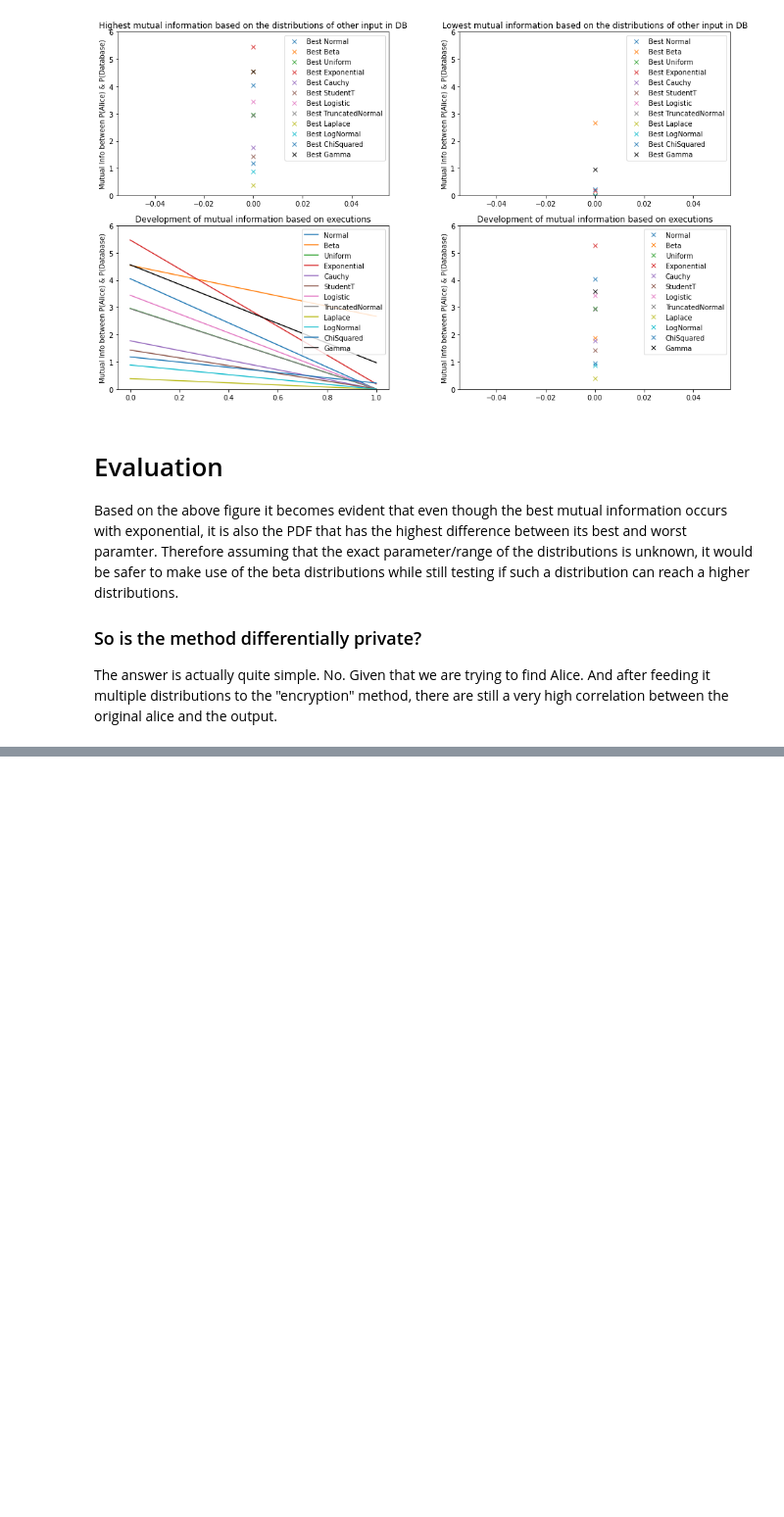
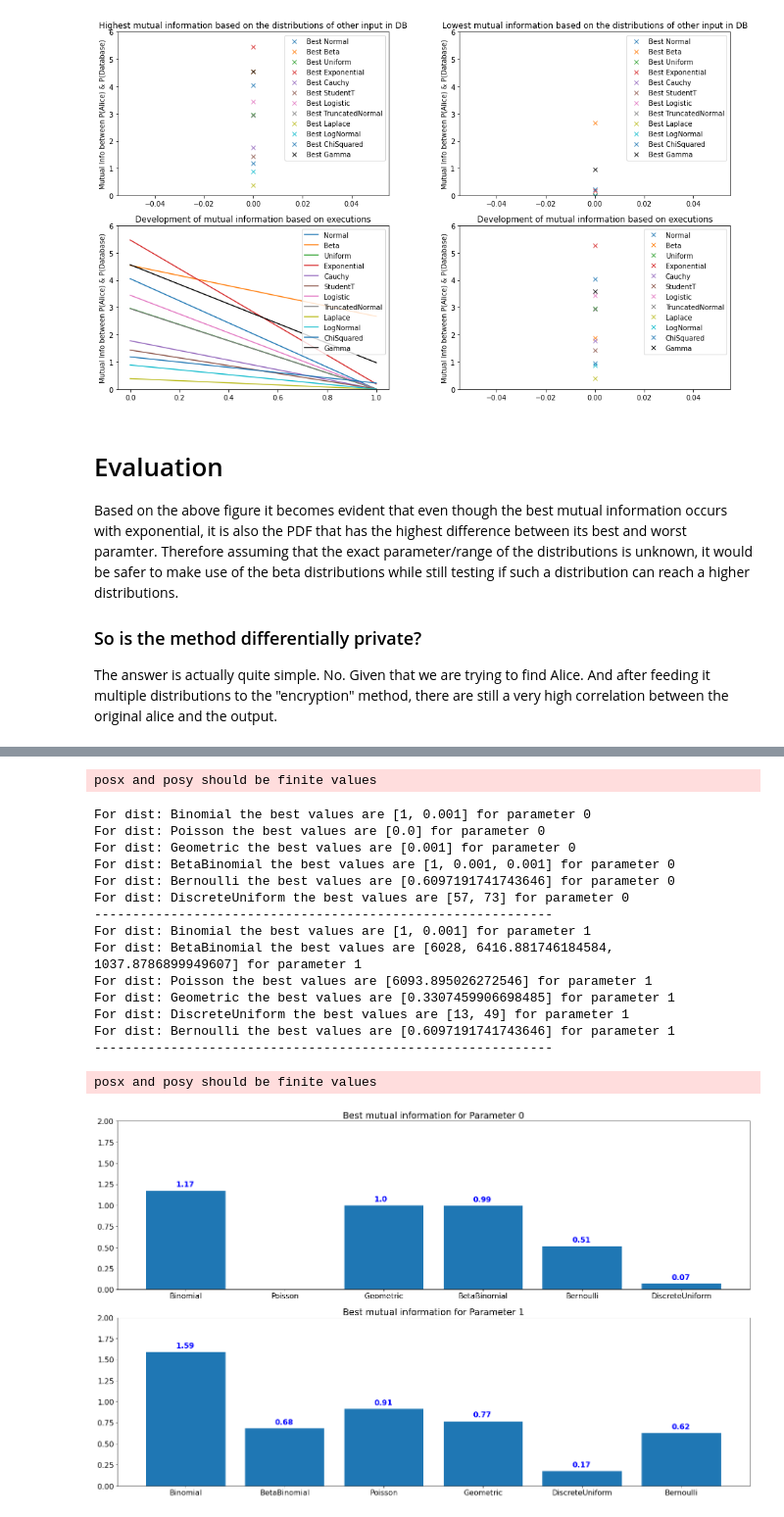
Before and after one commit to tommcamm/privugger, a Jupyter notebook: Analysis.ipynb, the cells around one changed output, grey strips where cells are left out. Shown at 98% size. Drawn from its saved outputs; the diff is of its cells as text; code cells hidden in the pictures; blank space fills up the shorter version.

```diff
--- a/Analysis.ipynb
+++ b/Analysis.ipynb
@@ -181,0 +225,10 @@ The answer is actually quite simple. No. Given that we are trying to find Alice.
+# %%
+I = data.mutual_information()
+# %%
+print("-------")
+for (k,v),(k1,v1) in zip(I[0].items(), I[1].items()):
+    best = max(enumerate(v), key=lambda x: x[1][0])
+    pos = best[0]
+    print(v[pos])
+    print(v1[pos])
+    print("------")
@@ -181,0 +255,39 @@ The answer is actually quite simple. No. Given that we are trying to find Alice.
+# %%
+_, a = plt.subplots(2, figsize=(20,12))
+plt.rcParams.update({'font.size': 16})
+j = 0
+for axs, i_s in zip(a, I):
+    labels = []
+    vals = []
+    for (k,v),(k2,v2) in zip(i_s.items(), I[vals_other].items()):
+        best = max(enumerate(v), key=lambda x: x[1][0])
+        labels.append(k)
+        vals.append(best[1][0])
+        print(f"For dist: {k} the best values are {best[1][1][1:]} for parameter {j}")
+    print("----"*15)
+    axs.bar(labels, vals)
+    for k, v in enumerate(vals):
+        axs.text(k-0.1, v + 0.05, str(round(v,2)), color='blue', fontweight='bold')
+    axs.set_title(f"Best mutual information for Parameter {j}")
+    axs.set_ylim(0,2)
+    j += 1
+plt.tight_layout()
+plt.show()
+# %% [output]
+posx and posy should be finite values
+For dist: Binomial the best values are [1, 0.001] for parameter 0
+For dist: Poisson the best values are [0.0] for parameter 0
+For dist: Geometric the best values are [0.001] for parameter 0
+For dist: BetaBinomial the best values are [1, 0.001, 0.001] for parameter 0
+For dist: Bernoulli the best values are [0.6097191741743646] for parameter 0
+For dist: DiscreteUniform the best values are [57, 73] for parameter 0
+------------------------------------------------------------
+For dist: Binomial the best values are [1, 0.001] for parameter 1
+For dist: BetaBinomial the best values are [6028, 6416.881746184584, 1037.8786899949607] for parameter 1
+For dist: Poisson the best values are [6093.895026272546] for parameter 1
+For dist: Geometric the best values are [0.3307459906698485] for parameter 1
+For dist: DiscreteUniform the best values are [13, 49] for parameter 1
+For dist: Bernoulli the best values are [0.6097191741743646] for parameter 1
+------------------------------------------------------------
+posx and posy should be finite values
+[figure, added]
```
Also changed, not shown: parts of 39 cells of this notebook, 7 other files.
